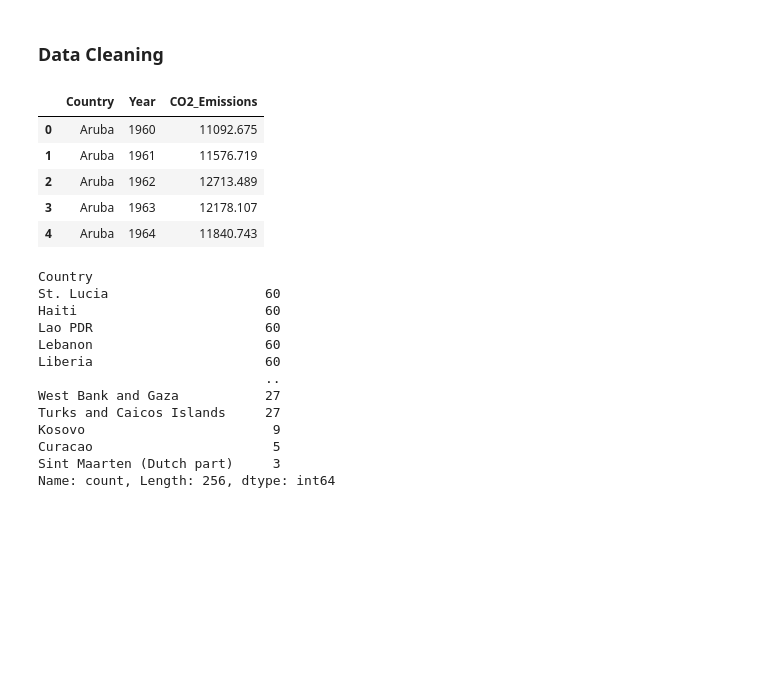
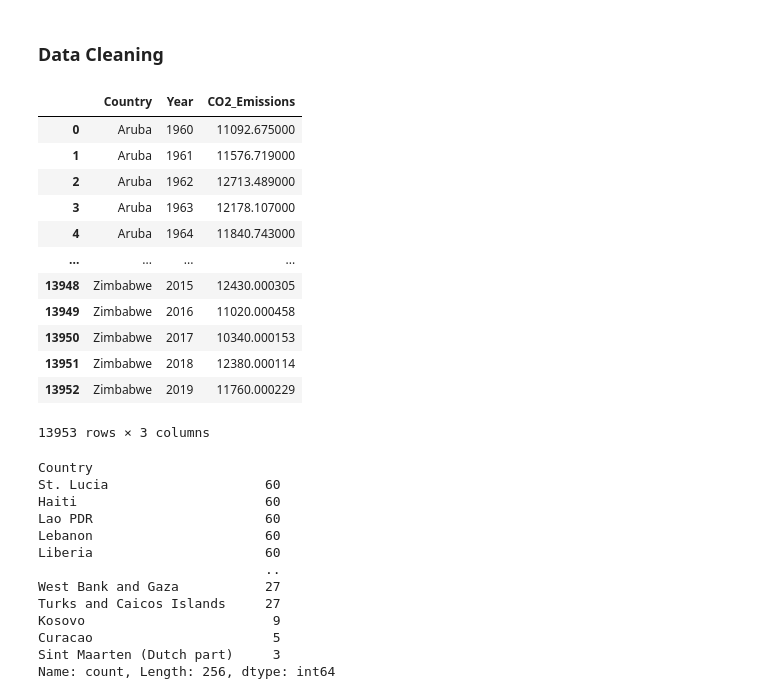
Before and after one commit to EdGonz44/Project-3, a Jupyter notebook: jenny-folder/code-jj2.ipynb, the cells around one changed output. Cells and saved outputs as stored; diff of their text form; code cells hidden in the pictures; blank space fills up the shorter version.

```diff
--- a/jenny-folder/code-jj2.ipynb
+++ b/jenny-folder/code-jj2.ipynb
@@ -11,16 +11,23 @@ import seaborn as sns
 # %%
 # import csv and clean emissions_df
 emissions_df = pd.read_csv('Resources/co2_emissions_kt_by_country.csv')
 emissions_df = emissions_df[['country_name', 'year', 'value']]
 emissions_df.columns = ['Country', 'Year', 'CO2_Emissions']
-emissions_df.head()
+emissions_df
 # %% [output]
 |  | Country | Year | CO2_Emissions |
-| 0 | Aruba | 1960 | 11092.675 |
-| 1 | Aruba | 1961 | 11576.719 |
-| 2 | Aruba | 1962 | 12713.489 |
-| 3 | Aruba | 1963 | 12178.107 |
-| 4 | Aruba | 1964 | 11840.743 |
+| 0 | Aruba | 1960 | 11092.675000 |
+| 1 | Aruba | 1961 | 11576.719000 |
+| 2 | Aruba | 1962 | 12713.489000 |
+| 3 | Aruba | 1963 | 12178.107000 |
+| 4 | Aruba | 1964 | 11840.743000 |
+| ... | ... | ... | ... |
+| 13948 | Zimbabwe | 2015 | 12430.000305 |
+| 13949 | Zimbabwe | 2016 | 11020.000458 |
+| 13950 | Zimbabwe | 2017 | 10340.000153 |
+| 13951 | Zimbabwe | 2018 | 12380.000114 |
+| 13952 | Zimbabwe | 2019 | 11760.000229 |
+13953 rows × 3 columns
 # %%
 # Count occurrences of each country
 country_counts = emissions_df['Country'].value_counts()
```
Also changed, not shown: parts of 3 cells of this notebook.
